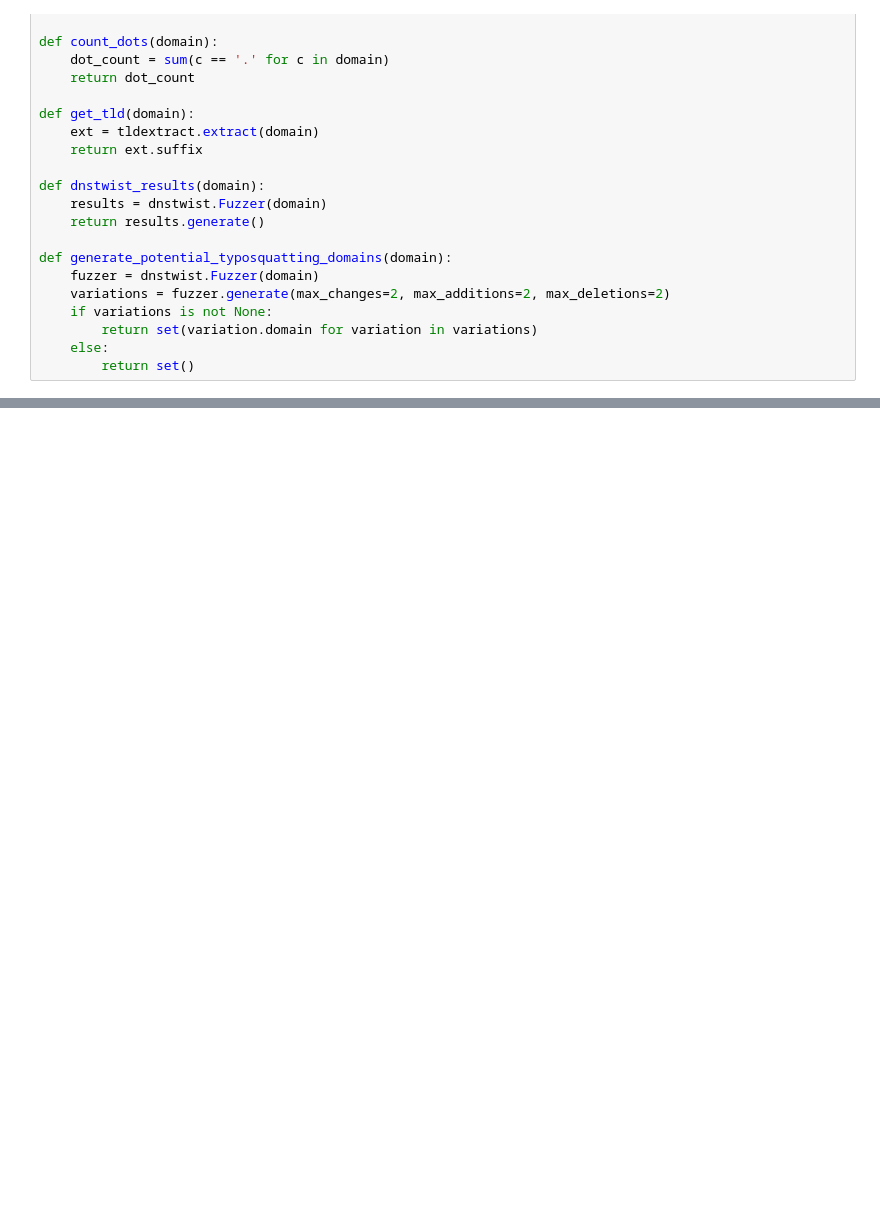
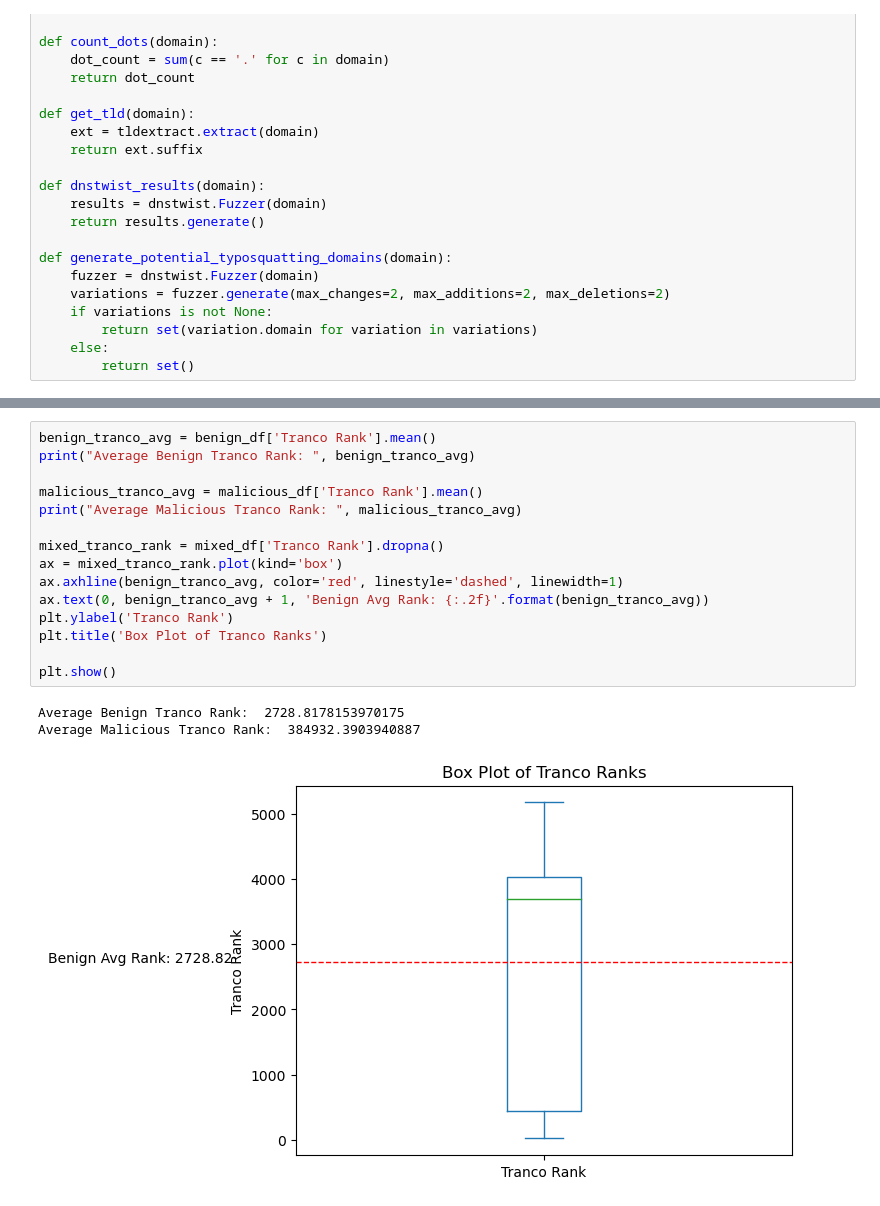
Before and after one commit to Lordishack1/Security-project, a Jupyter notebook: Final_Project.ipynb, the cells around one changed output, grey strips where cells are left out. Saved outputs shown, nothing was run; the diff lists cells and outputs as text; blank space fills up the shorter version.

```diff
--- a/Final_Project.ipynb
+++ b/Final_Project.ipynb
@@ -290,0 +221,19 @@ Average Malicious Hyphen Count:  0.4125505691974786
+# %%
+benign_tranco_avg = benign_df['Tranco Rank'].mean()
+print("Average Benign Tranco Rank: ", benign_tranco_avg)
+
+malicious_tranco_avg = malicious_df['Tranco Rank'].mean()
+print("Average Malicious Tranco Rank: ", malicious_tranco_avg)
+
+mixed_tranco_rank = mixed_df['Tranco Rank'].dropna()
+ax = mixed_tranco_rank.plot(kind='box')
+ax.axhline(benign_tranco_avg, color='red', linestyle='dashed', linewidth=1)
+ax.text(0, benign_tranco_avg + 1, 'Benign Avg Rank: {:.2f}'.format(benign_tranco_avg))
+plt.ylabel('Tranco Rank')
+plt.title('Box Plot of Tranco Ranks')
+
+plt.show()
+# %% [output]
+Average Benign Tranco Rank:  2728.8178153970175
+Average Malicious Tranco Rank:  384932.3903940887
+[figure, added]
```
Also changed, not shown: parts of 15 cells of this notebook.
